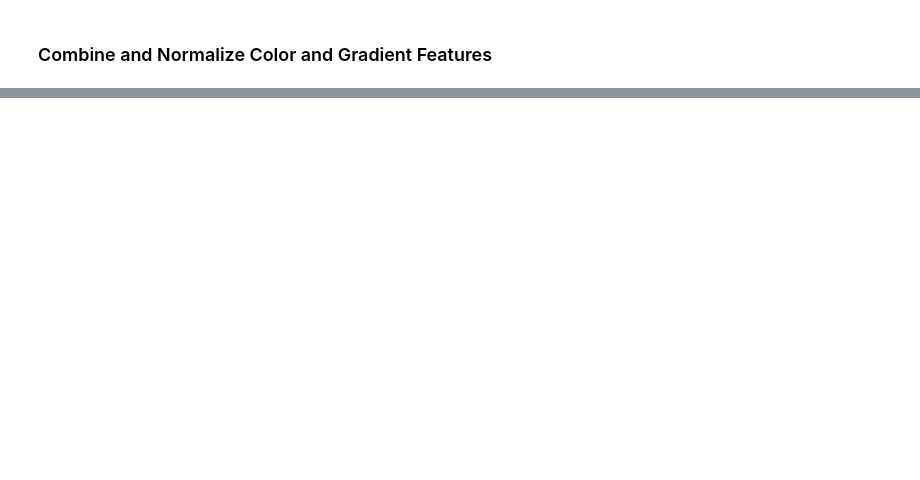
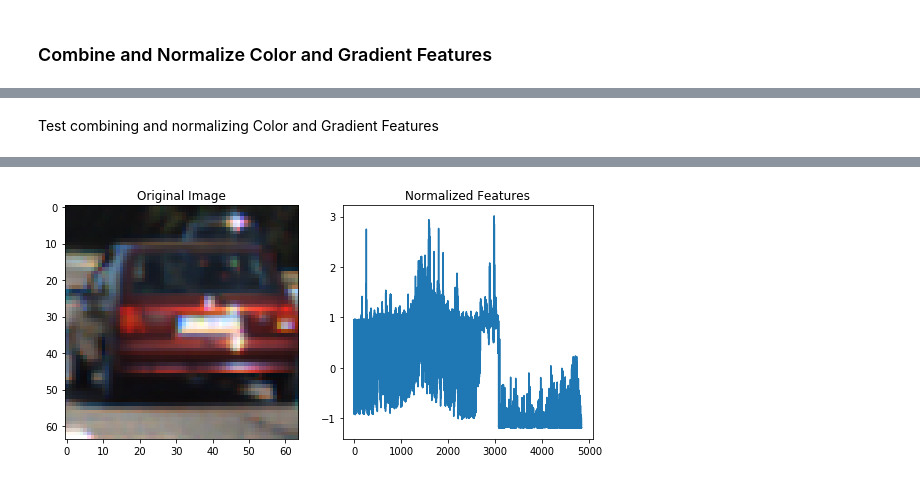
Before and after one commit to vinny-palumbo/AutonomousCars-VehicleDetection, a Jupyter notebook: pipeline.ipynb, the cells around one changed output, grey strips where cells are left out. Drawn from its saved outputs; the diff is of its cells as text; code cells hidden in the pictures; blank space fills up the shorter version.

```diff
--- a/pipeline.ipynb
+++ b/pipeline.ipynb
@@ -180,0 +188,35 @@ plt.title('Histogram of Gradient features')
+# %%
+from sklearn.preprocessing import StandardScaler
+
+def combine_normalize_features(img, color_space, size, gray, orient, pix_per_cell, cell_per_block):
+    features_color = get_hoc_features(img, color_space, size)
+    features_gradient = get_hog_features(gray, orient, pix_per_cell, cell_per_block, vis=False, feature_vec=True)
+
+    # Create a list of feature vectors
+    feature_list = np.concatenate((features_color, features_gradient))
+
+    # Create an array stack, NOTE: StandardScaler() expects np.float64
+    X = np.vstack(feature_list).astype(np.float64)
+
+    # Fit a per-column scaler
+    X_scaler = StandardScaler().fit(X)
+    # Apply the scaler to X
+    scaled_X = X_scaler.transform(X)
+
+    return scaled_X
+# %% [markdown]
+Test combining and normalizing Color and Gradient Features
+# %%
+test_features_combined_normalized = combine_normalize_features(test_vehicle_image, test_color_space, test_size,
+                             test_gray, test_orient, test_pix_per_cell, test_cell_per_block)
+
+# Plot an example of raw and scaled features
+fig = plt.figure(figsize=(12,4))
+plt.subplot(131)
+plt.imshow(test_vehicle_image)
+plt.title('Original Image')
+plt.subplot(132)
+plt.plot(test_features_combined_normalized)
+plt.title('Normalized Features')
+fig.tight_layout()
+# %% [output]
@@ -180,0 +225 @@ plt.title('Histogram of Gradient features')
+[figure, added]
```
Also changed, not shown: parts of 23 cells of this notebook.
